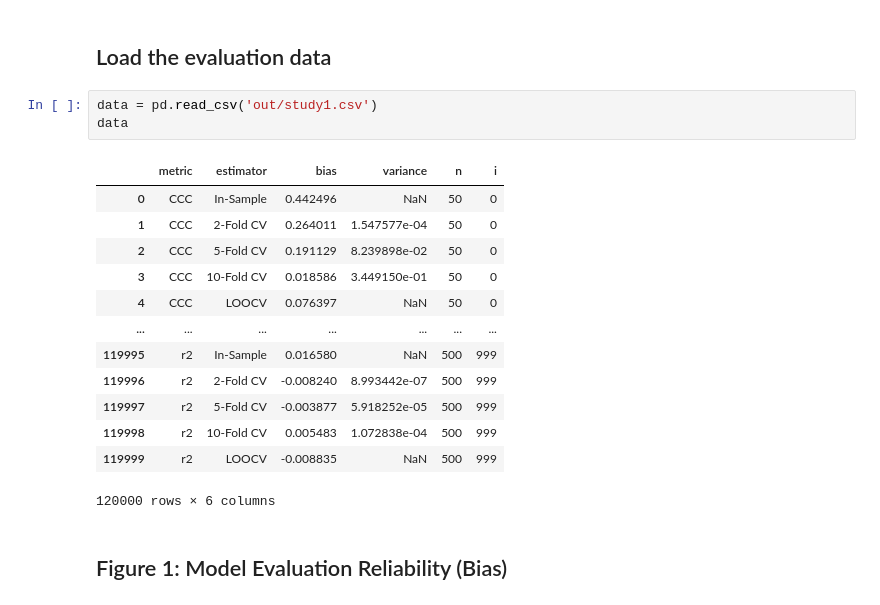
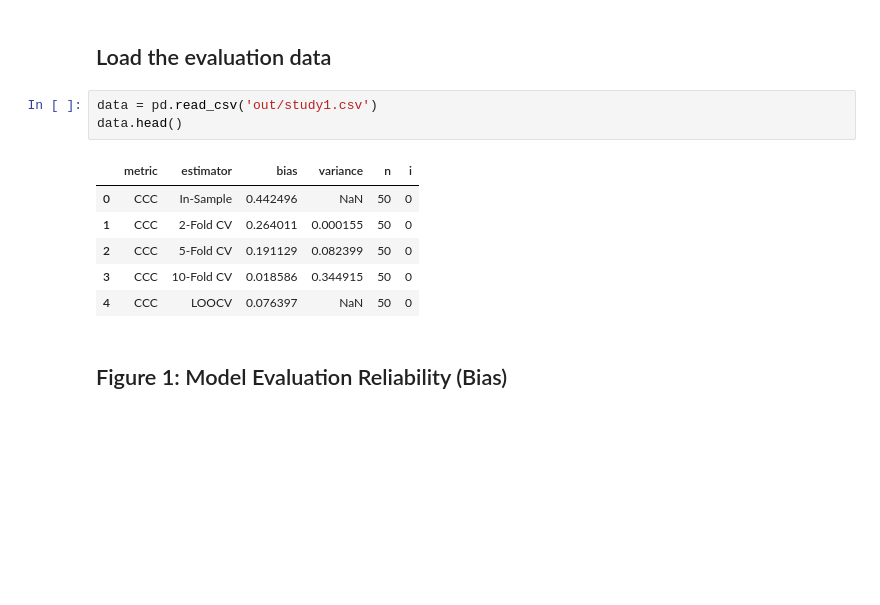
Before and after one commit to Niche-Lab/modeling-guide, a Jupyter notebook: study1.ipynb, the cells around one changed output. Cells and saved outputs as stored; diff of their text form; blank space fills up the shorter version.

```diff
--- a/study1.ipynb
+++ b/study1.ipynb
@@ -8,21 +8,14 @@ import pandas as pd
 ## Load the evaluation data
 # %%
 data = pd.read_csv('out/study1.csv')
-data
+data.head()
 # %% [output]
 |  | metric | estimator | bias | variance | n | i |
 | 0 | CCC | In-Sample | 0.442496 | NaN | 50 | 0 |
-| 1 | CCC | 2-Fold CV | 0.264011 | 1.547577e-04 | 50 | 0 |
-| 2 | CCC | 5-Fold CV | 0.191129 | 8.239898e-02 | 50 | 0 |
-| 3 | CCC | 10-Fold CV | 0.018586 | 3.449150e-01 | 50 | 0 |
+| 1 | CCC | 2-Fold CV | 0.264011 | 0.000155 | 50 | 0 |
+| 2 | CCC | 5-Fold CV | 0.191129 | 0.082399 | 50 | 0 |
+| 3 | CCC | 10-Fold CV | 0.018586 | 0.344915 | 50 | 0 |
 | 4 | CCC | LOOCV | 0.076397 | NaN | 50 | 0 |
-| ... | ... | ... | ... | ... | ... | ... |
-| 119995 | r2 | In-Sample | 0.016580 | NaN | 500 | 999 |
-| 119996 | r2 | 2-Fold CV | -0.008240 | 8.993442e-07 | 500 | 999 |
-| 119997 | r2 | 5-Fold CV | -0.003877 | 5.918252e-05 | 500 | 999 |
-| 119998 | r2 | 10-Fold CV | 0.005483 | 1.072838e-04 | 500 | 999 |
-| 119999 | r2 | LOOCV | -0.008835 | NaN | 500 | 999 |
-120000 rows × 6 columns
 # %% [markdown]
 ## Figure 1: Model Evaluation Reliability (Bias)
 # %%
```
Also changed, not shown: parts of 2 cells of this notebook, 2 other files.
